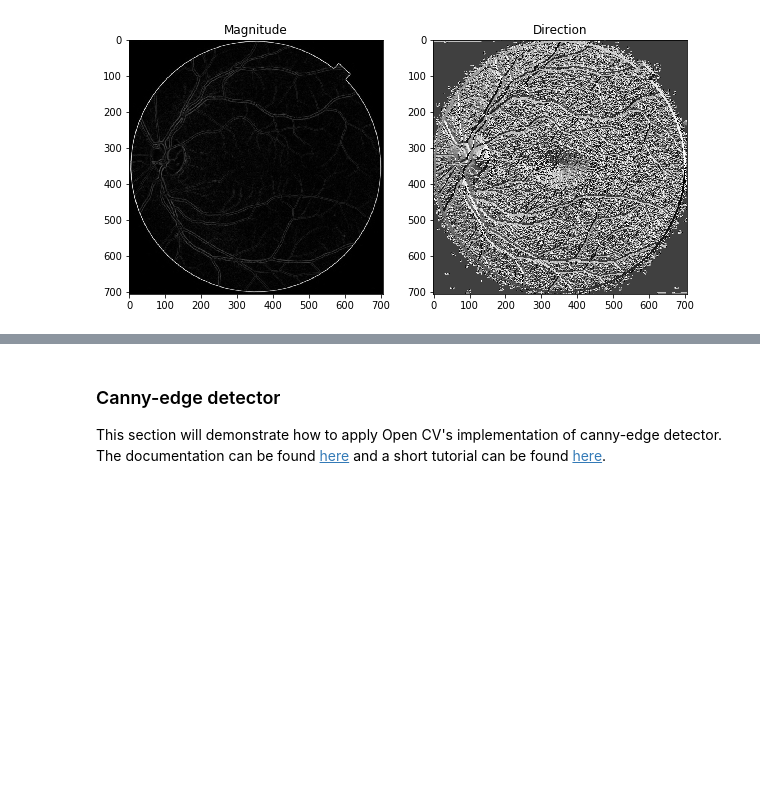
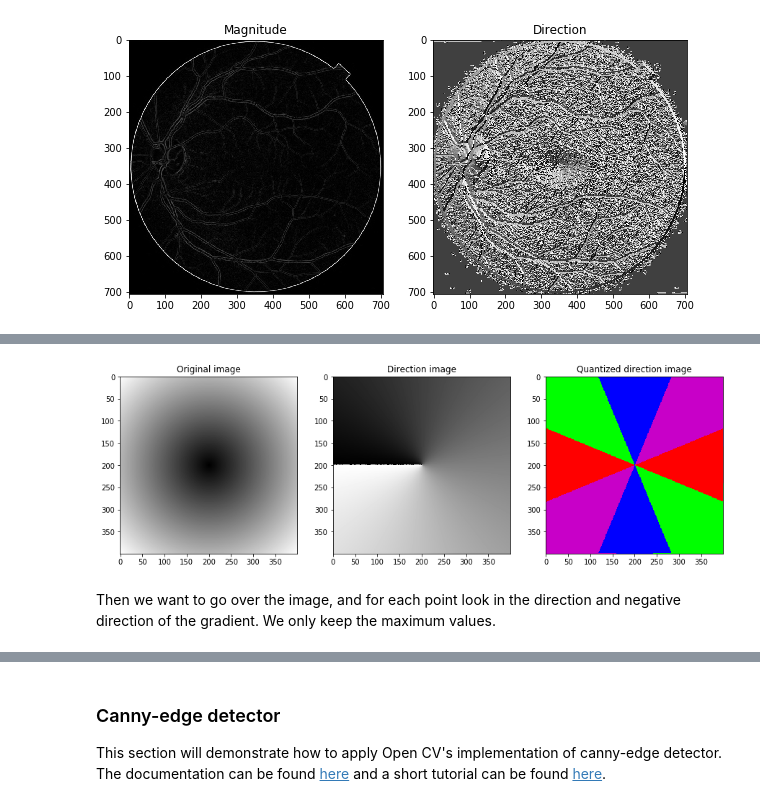
Before and after one commit to ErlingLie/TDT4195-Material, a Jupyter notebook: Segmentation.ipynb, the cells around one changed output, grey strips where cells are left out. Drawn from its saved outputs; the diff is of its cells as text; code cells hidden in the pictures; blank space fills up the shorter version.

```diff
--- a/Segmentation.ipynb
+++ b/Segmentation.ipynb
@@ -172,17 +172,22 @@ As shold be know from basic mathematics-courses, two dimensional vectors can als
 In image-processing this is often times a much more practical way of representing the gradient than an x,y-vector.
 # %%
 from skimage import data
-image = data.retina()[::2, ::2]
+image = data.retina()[::2,::2]
 image = np.dot(image, [0.2989, 0.5870, 0.1140])
-x_sobel = np.array([[1, 0, -1],[2,0,-2], [1,0,-1]])
-y_sobel = np.array([[1,2,1], [0,0,0], [-1,-2,-1]])
 
-x_derivative = convolve_image(image, x_sobel).astype(np.float32)
-y_derivative = convolve_image(image, y_sobel).astype(np.float32)
+def magnitude_direction_image(image):
+    x_sobel = np.array([[1, 0, -1],[2,0,-2], [1,0,-1]])
+    y_sobel = np.array([[1,2,1], [0,0,0], [-1,-2,-1]])
 
-magnitude = np.sqrt(x_derivative**2 + y_derivative**2).astype(np.float32)
-direction = np.arctan2(y_derivative, x_derivative).astype(np.float32)
 
+    x_derivative = convolve_image(image, x_sobel).astype(np.float32)
+    y_derivative = convolve_image(image, y_sobel).astype(np.float32)
+
+    magnitude = np.sqrt(x_derivative**2 + y_derivative**2).astype(np.float32)
+    direction = np.arctan2(y_derivative, x_derivative).astype(np.float32)
+    return magnitude, direction
+
+magnitude, direction = magnitude_direction_image(image)
 
 plt.figure(figsize=(10,5))
 plt.subplot(121)
@@ -197,0 +208,30 @@ plt.show()
+# %%
+def quantize_direction(direction_image):
+    return (8*(direction+9*np.pi/8)/(2*np.pi)).astype(int)%4
+
+image = np.array([[np.sqrt((x-200)**2 + (y-200)**2) for x in range(400)] for y in range(400)])
+magnitude, direction = magnitude_direction_image(image)
+
+
+quant_dir = quantize_direction(direction)
+
+colors = np.array([[255,0,0], [0,255,0], [0,0,255], [200,0,200]])
+color_im = colors[quant_dir]
+
+plt.figure(figsize=(15,5))
+plt.subplot(131)
+plt.title("Original image")
+plt.imshow(image, cmap = "gray")
+
+plt.subplot(132)
+plt.title("Direction image")
+plt.imshow(direction, cmap = "gray")
+
+plt.subplot(133)
+plt.title("Quantized direction image")
+plt.imshow(color_im)
+plt.show()
+# %% [output]
+[figure, added]
+# %% [markdown]
+Then we want to go over the image, and for each point look in the direction and negative direction of the gradient. We only keep the maximum values.
```
Also changed, not shown: parts of 8 cells of this notebook.
